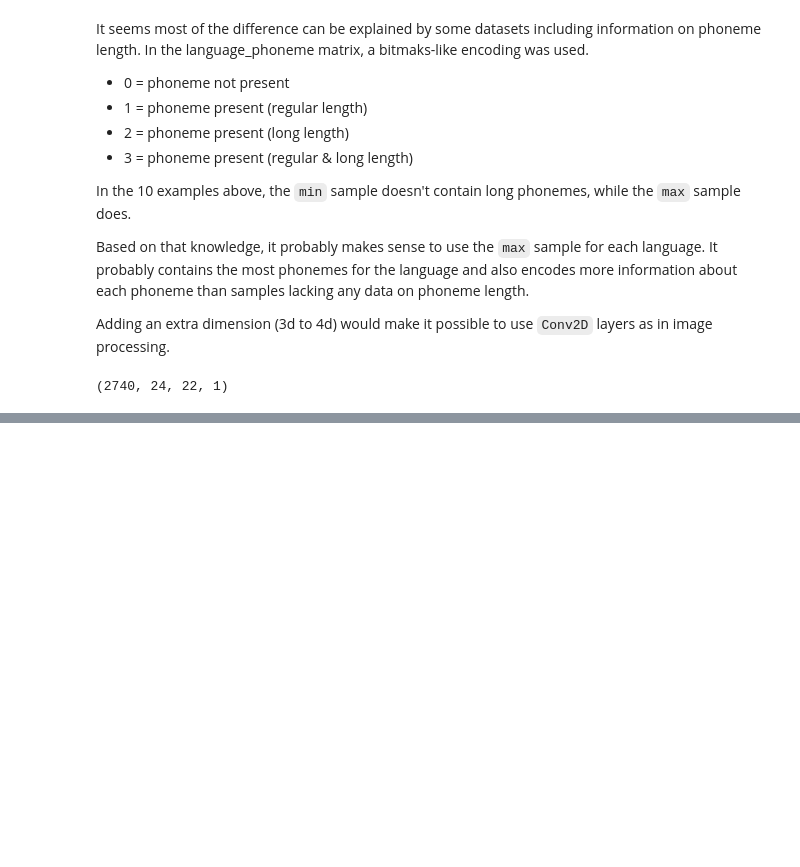
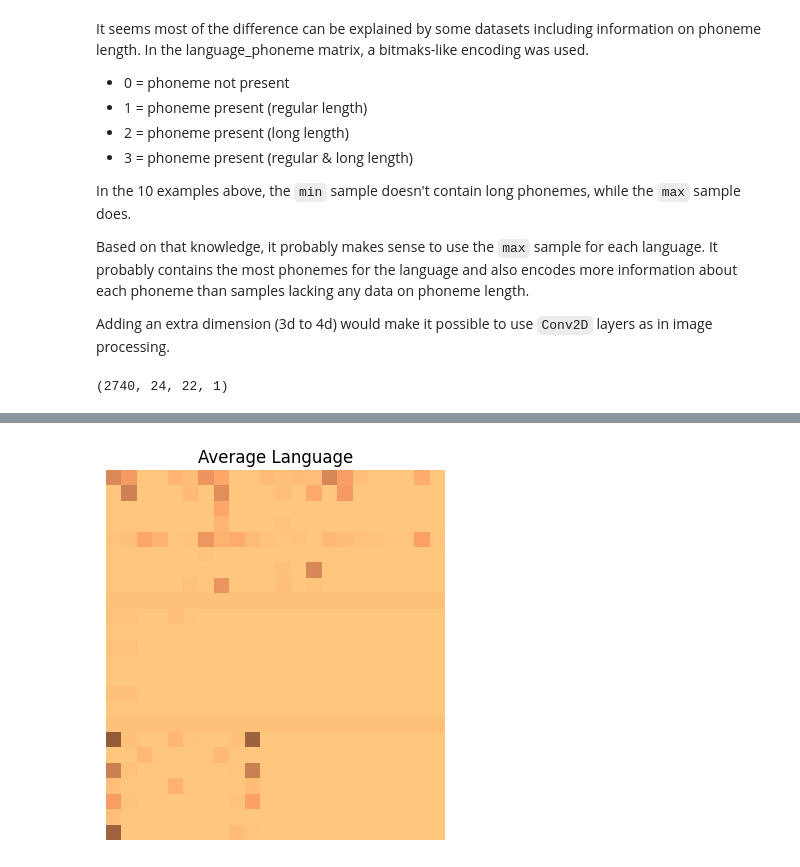
Before and after one commit to Pappa/conlanger, a Jupyter notebook: notebooks/language_phoneme_analysis.ipynb, the cells around one changed output, grey strips where cells are left out. Saved outputs shown, nothing was run; the diff lists cells and outputs as text; code cells hidden in the pictures; blank space fills up the shorter version.

```diff
--- a/notebooks/language_phoneme_analysis.ipynb
+++ b/notebooks/language_phoneme_analysis.ipynb
@@ -163,2 +166,17 @@ plt.show()
 # %%
 np.save("./data/language_phonemes_selected.npy", language_phonemes_selected)
+# %%
+# what does an average language look like?
+
+fig = plt.imshow(
+    np.mean(language_phonemes_selected, axis=0),
+    cmap=plt.get_cmap("copper_r"),
+    vmin=np.min(language_phonemes_selected),
+    vmax=np.max(language_phonemes_selected),
+)
+plt.axis("off")
+plt.title("Average Language")
+plt.savefig("./images/average_language.png")
+plt.show()
+# %% [output]
+[figure, added]
```
Also changed, not shown: parts of 5 cells of this notebook, 6 other files.
